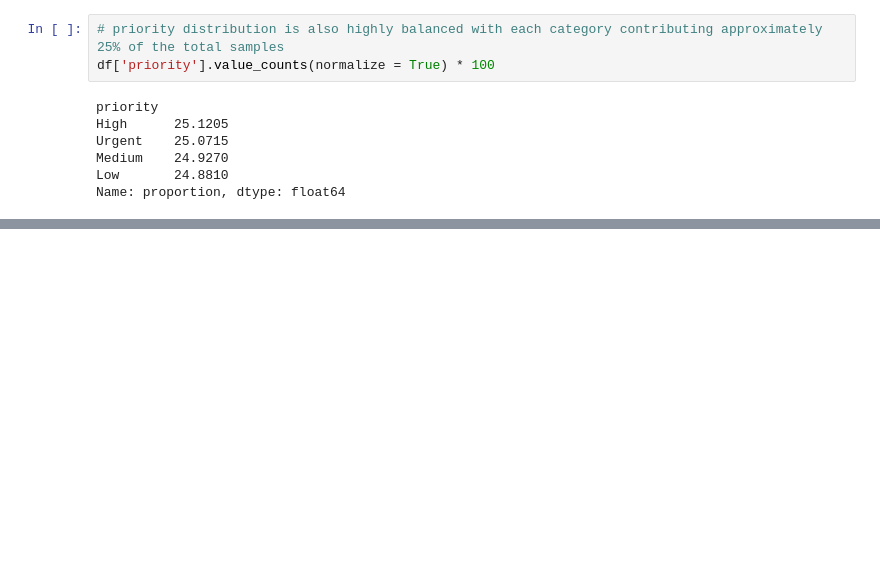
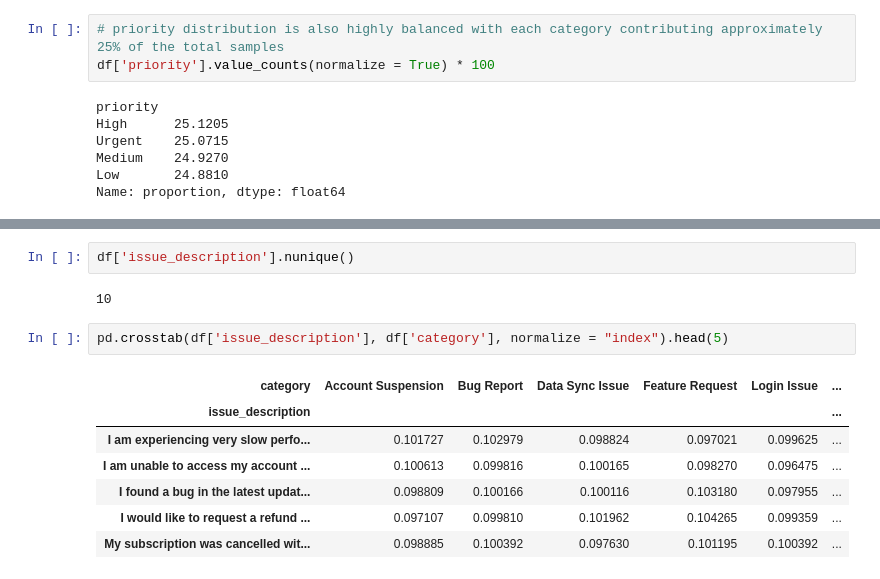
Before and after one commit to amandeep-singh28/Customer-Support-Ticket-Classification-NLP, a Jupyter notebook: Notebooks/01_EDA.ipynb, the cells around one changed output, grey strips where cells are left out. Saved outputs shown, nothing was run; the diff lists cells and outputs as text; blank space fills up the shorter version.

Commit message:
Dataset is not well labelled, Verified through crosstab()

```diff
--- a/Notebooks/01_EDA.ipynb
+++ b/Notebooks/01_EDA.ipynb
@@ -143,0 +170,14 @@ Name: proportion, dtype: float64
+# %%
+df['issue_description'].nunique()
+# %% [output]
+10
+# %%
+pd.crosstab(df['issue_description'], df['category'], normalize = "index").head(5)
+# %% [output]
+| category | Account Suspension | Bug Report | Data Sync Issue | Feature Request | Login Issue | ... |
+| issue_description |  |  |  |  |  | ... |
+| I am experiencing very slow perfo... | 0.101727 | 0.102979 | 0.098824 | 0.097021 | 0.099625 | ... |
+| I am unable to access my account ... | 0.100613 | 0.099816 | 0.100165 | 0.098270 | 0.096475 | ... |
+| I found a bug in the latest updat... | 0.098809 | 0.100166 | 0.100116 | 0.103180 | 0.097955 | ... |
+| I would like to request a refund ... | 0.097107 | 0.099810 | 0.101962 | 0.104265 | 0.099359 | ... |
+| My subscription was cancelled wit... | 0.098885 | 0.100392 | 0.097630 | 0.101195 | 0.100392 | ... |
```
Also changed, not shown: parts of 3 cells of this notebook, 1 other file.
